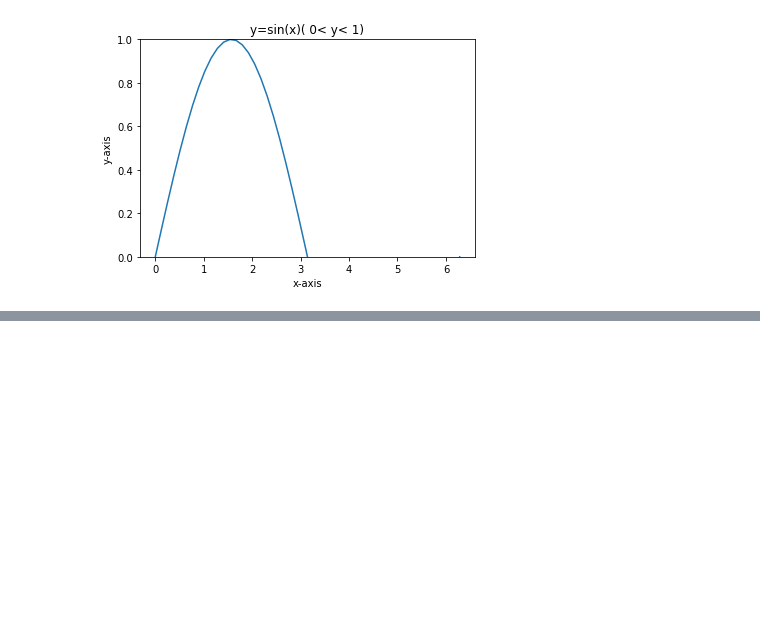
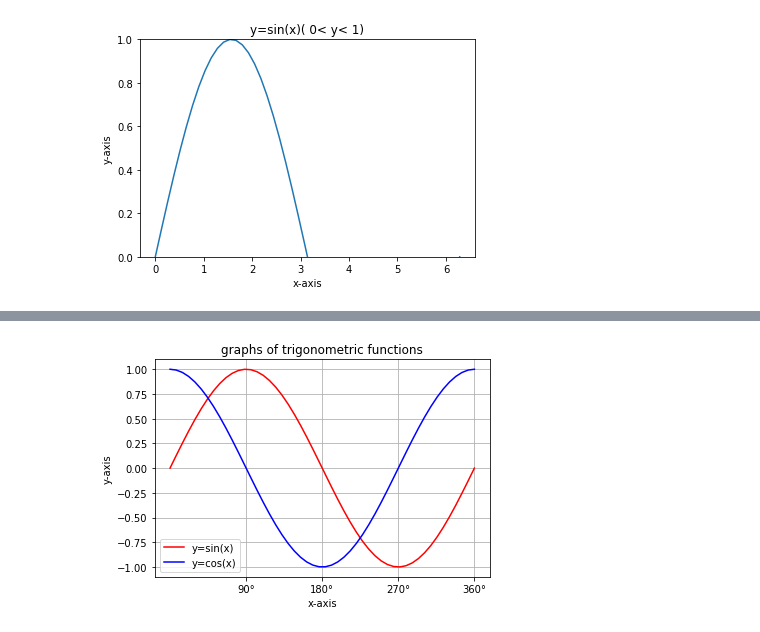
Before and after one commit to vbitjp/Python, a Jupyter notebook: plot/matplotlib00.ipynb, the cells around one changed output, grey strips where cells are left out. Saved outputs shown, nothing was run; the diff lists cells and outputs as text; code cells hidden in the pictures; blank space fills up the shorter version.

```diff
--- a/plot/matplotlib00.ipynb
+++ b/plot/matplotlib00.ipynb
@@ -160,0 +209,28 @@ plt.show()
+# %%
+import matplotlib.pyplot as plt
+import numpy as np
+
+
+x = np.linspace(0, 2*np.pi)
+y1 = np.sin(x)
+y2 = np.cos(x)
+labels = ["90°", "180°", "270°", "360°"]
+positions = [np.pi/2, np.pi, np.pi*3/2, np.pi*2]
+plt.title("graphs of trigonometric functions")
+plt.xlabel("x-axis")
+plt.ylabel("y-axis")
+plt.grid(True)
+plt.xticks(positions, labels)
+
+# "y=sin(x)"とラベルを付けてプロット
+plt.plot(x, y1, color="r", label="y=sin(x)"  )
+
+# "y=cos(x)"とラベルを付けてプロット
+plt.plot(x, y2, color="b", label="y=cos(x)"  )
+
+# 系列ラベル設定
+plt.legend(["y=sin(x)", "y=cos(x)"])
+
+plt.show()
+# %% [output]
+[figure, added]
```
Also changed, not shown: parts of 2 cells of this notebook.
